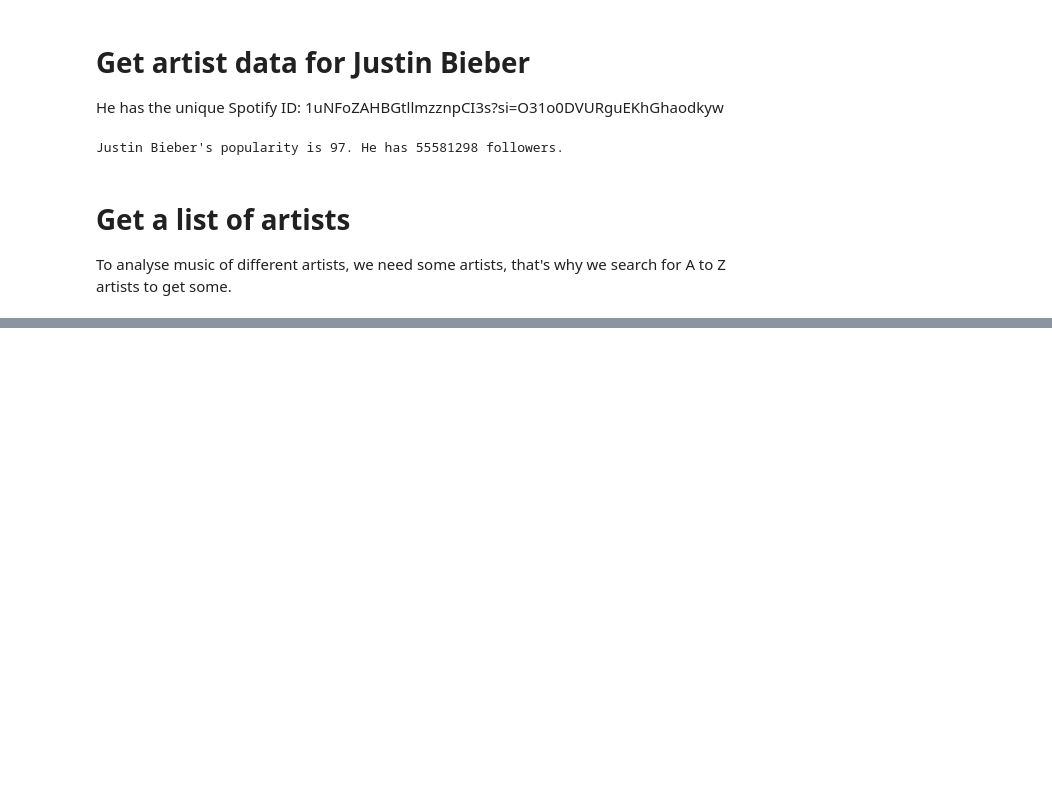
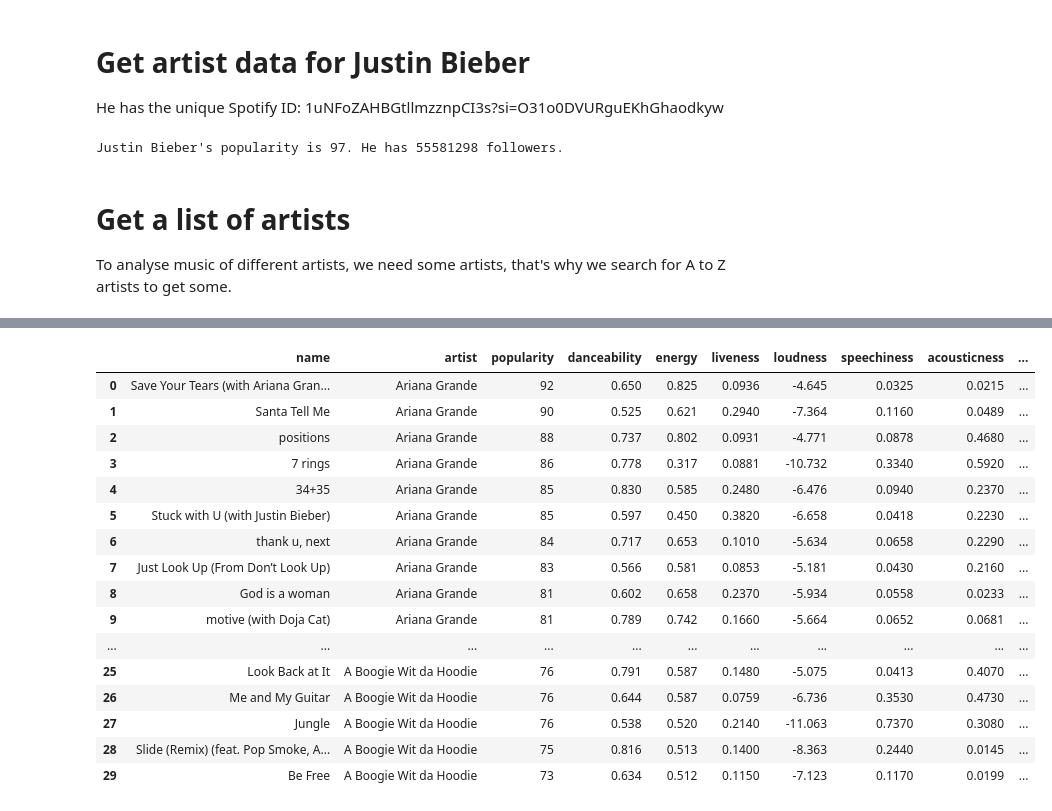
Before and after one commit to dominikglandorf/spotify-analysis, a Jupyter notebook: exp/exp001_request_data.ipynb, the cells around one changed output, grey strips where cells are left out. Drawn from its saved outputs; the diff is of its cells as text; code cells hidden in the pictures; blank space fills up the shorter version.

Commit message:
add first data set

```diff
--- a/exp/exp001_request_data.ipynb
+++ b/exp/exp001_request_data.ipynb
@@ -63,0 +88,34 @@ e
+# %%
+all_tracks = []
+
+i = 0
+for a in list(artists.items()):
+    print(f"{i} {a[1]['name']}")
+    i += 1
+    response = get_authenticated(f"https://api.spotify.com/v1/artists/{a[0]}/top-tracks?market=DE")
+    search = response.json()
+    #print(search)
+    if not 'tracks' in search: continue
+    tracks = {t['id']: {'name': t['name'], 'artist': a[1]['name'], 'popularity': t['popularity']} for t in search['tracks']}
+
+    ids_list = ",".join(tracks.keys())
+    response = get_authenticated(f"https://api.spotify.com/v1/audio-features?ids={ids_list}")
+    for f in response.json()['audio_features']:
+        if f is not None:
+            tracks[f['id']]['danceability'] = f['danceability']
+            tracks[f['id']]['energy'] = f['energy']
+            tracks[f['id']]['liveness'] = f['liveness']
+            tracks[f['id']]['loudness'] = f['loudness']
+            tracks[f['id']]['speechiness'] = f['speechiness']
+            tracks[f['id']]['acousticness'] = f['acousticness']
+            tracks[f['id']]['instrumentalness'] = f['instrumentalness']
+            tracks[f['id']]['tempo'] = f['tempo']
+            tracks[f['id']]['valence'] = f['valence']
+            tracks[f['id']]['key'] = f['key']
+
+    all_tracks = all_tracks + list(tracks.values())
+    #tracks_found = [{'name': artist['name'], 'popularity': artist['popularity']} for artist in search['artists']['items']]
+    #for a in artists_found:
+    #    if not a['name'] in artists:
+    #        artists[a['name']] = a
+    time.sleep(0.25)
@@ -63,0 +142,4 @@ e
+# %%
+tracks_df = pd.DataFrame(all_tracks)
+print(tracks_df.shape)
+tracks_df.head()
@@ -63,0 +154,20 @@ e
+# %%
+tracks_df
+# %% [output]
+|  | name | artist | popularity | danceability | energy | liveness | loudness | speechiness | acousticness | ... |
+| 0 | Save Your Tears (with Ariana Gran... | Ariana Grande | 92 | 0.650 | 0.825 | 0.0936 | -4.645 | 0.0325 | 0.0215 | ... |
+| 1 | Santa Tell Me | Ariana Grande | 90 | 0.525 | 0.621 | 0.2940 | -7.364 | 0.1160 | 0.0489 | ... |
+| 2 | positions | Ariana Grande | 88 | 0.737 | 0.802 | 0.0931 | -4.771 | 0.0878 | 0.4680 | ... |
+| 3 | 7 rings | Ariana Grande | 86 | 0.778 | 0.317 | 0.0881 | -10.732 | 0.3340 | 0.5920 | ... |
+| 4 | 34+35 | Ariana Grande | 85 | 0.830 | 0.585 | 0.2480 | -6.476 | 0.0940 | 0.2370 | ... |
+| 5 | Stuck with U (with Justin Bieber) | Ariana Grande | 85 | 0.597 | 0.450 | 0.3820 | -6.658 | 0.0418 | 0.2230 | ... |
+| 6 | thank u, next | Ariana Grande | 84 | 0.717 | 0.653 | 0.1010 | -5.634 | 0.0658 | 0.2290 | ... |
+| 7 | Just Look Up (From Don’t Look Up) | Ariana Grande | 83 | 0.566 | 0.581 | 0.0853 | -5.181 | 0.0430 | 0.2160 | ... |
+| 8 | God is a woman | Ariana Grande | 81 | 0.602 | 0.658 | 0.2370 | -5.934 | 0.0558 | 0.0233 | ... |
+| 9 | motive (with Doja Cat) | Ariana Grande | 81 | 0.789 | 0.742 | 0.1660 | -5.664 | 0.0652 | 0.0681 | ... |
+| ... | ... | ... | ... | ... | ... | ... | ... | ... | ... | ... |
+| 25 | Look Back at It | A Boogie Wit da Hoodie | 76 | 0.791 | 0.587 | 0.1480 | -5.075 | 0.0413 | 0.4070 | ... |
+| 26 | Me and My Guitar | A Boogie Wit da Hoodie | 76 | 0.644 | 0.587 | 0.0759 | -6.736 | 0.3530 | 0.4730 | ... |
+| 27 | Jungle | A Boogie Wit da Hoodie | 76 | 0.538 | 0.520 | 0.2140 | -11.063 | 0.7370 | 0.3080 | ... |
+| 28 | Slide (Remix) (feat. Pop Smoke, A... | A Boogie Wit da Hoodie | 75 | 0.816 | 0.513 | 0.1400 | -8.363 | 0.2440 | 0.0145 | ... |
+| 29 | Be Free | A Boogie Wit da Hoodie | 73 | 0.634 | 0.512 | 0.1150 | -7.123 | 0.1170 | 0.0199 | ... |
```
Also changed, not shown: parts of 9 cells of this notebook, 2 other files.
